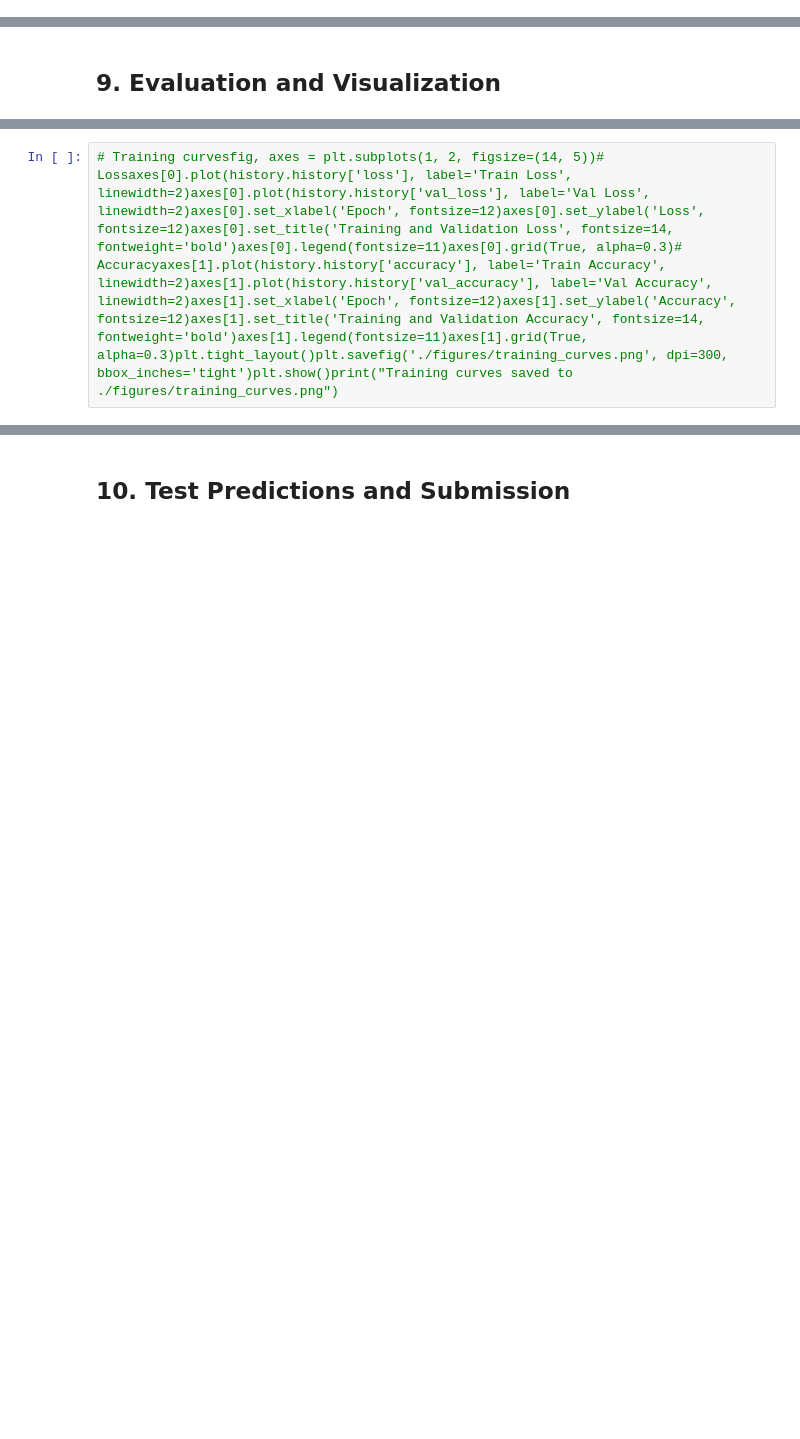
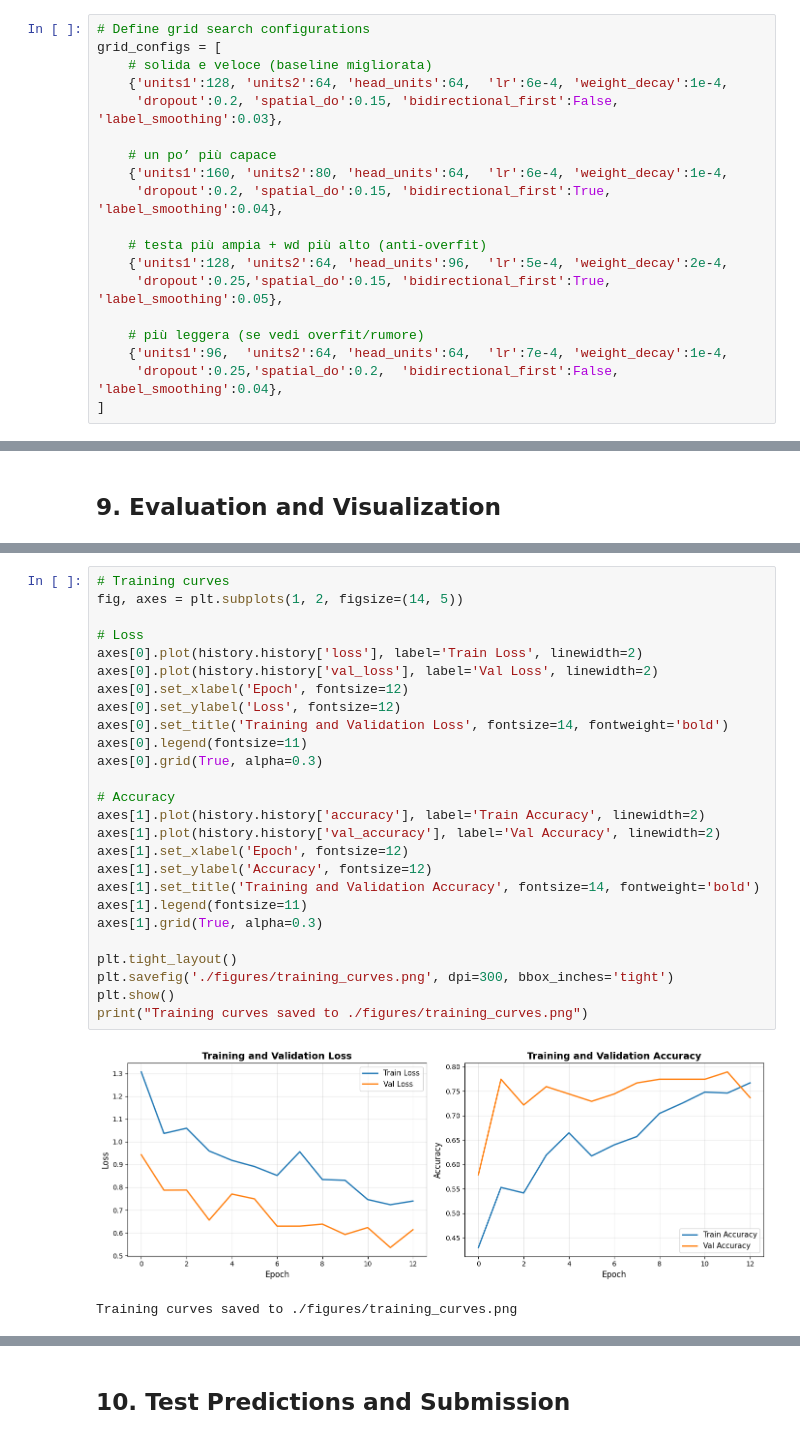
Before and after one commit to FilippoSaccomano/Cracking-Pain-Levels-from-Time-Series-Signals, a Jupyter notebook: pain_classification_pipeline.ipynb, the cells around one changed output, grey strips where cells are left out. Cells and saved outputs as stored; diff of their text form; blank space fills up the shorter version.

```diff
--- a/pain_classification_pipeline.ipynb
+++ b/pain_classification_pipeline.ipynb
@@ -34,0 +530,19 @@ def build_model(input_shape, num_classes, units1=128, units2=64, head_units=64,
+# %%
+# Define grid search configurations
+grid_configs = [
+    # solida e veloce (baseline migliorata)
+    {'units1':128, 'units2':64, 'head_units':64,  'lr':6e-4, 'weight_decay':1e-4,
+     'dropout':0.2, 'spatial_do':0.15, 'bidirectional_first':False, 'label_smoothing':0.03},
+
+    # un po’ più capace
+    {'units1':160, 'units2':80, 'head_units':64,  'lr':6e-4, 'weight_decay':1e-4,
+     'dropout':0.2, 'spatial_do':0.15, 'bidirectional_first':True,  'label_smoothing':0.04},
+
+    # testa più ampia + wd più alto (anti-overfit)
+    {'units1':128, 'units2':64, 'head_units':96,  'lr':5e-4, 'weight_decay':2e-4,
+     'dropout':0.25,'spatial_do':0.15, 'bidirectional_first':True,  'label_smoothing':0.05},
+
+    # più leggera (se vedi overfit/rumore)
+    {'units1':96,  'units2':64, 'head_units':64,  'lr':7e-4, 'weight_decay':1e-4,
+     'dropout':0.25,'spatial_do':0.2,  'bidirectional_first':False, 'label_smoothing':0.04},
+]
@@ -45,3 +746,30 @@ def build_model(input_shape, num_classes, units1=128, units2=64, head_units=64,
 # %%
-# Training curvesfig, axes = plt.subplots(1, 2, figsize=(14, 5))# Lossaxes[0].plot(history.history['loss'], label='Train Loss', linewidth=2)axes[0].plot(history.history['val_loss'], label='Val Loss', linewidth=2)axes[0].set_xlabel('Epoch', fontsize=12)axes[0].set_ylabel('Loss', fontsize=12)axes[0].set_title('Training and Validation Loss', fontsize=14, fontweight='bold')axes[0].legend(fontsize=11)axes[0].grid(True, alpha=0.3)# Accuracyaxes[1].plot(history.history['accuracy'], label='Train Accuracy', linewidth=2)axes[1].plot(history.history['val_accuracy'], label='Val Accuracy', linewidth=2)axes[1].set_xlabel('Epoch', fontsize=12)axes[1].set_ylabel('Accuracy', fontsize=12)axes[1].set_title('Training and Validation Accuracy', fontsize=14, fontweight='bold')axes[1].legend(fontsize=11)axes[1].grid(True, alpha=0.3)plt.tight_layout()plt.savefig('./figures/training_curves.png', dpi=300, bbox_inches='tight')plt.show()print("Training curves saved to ./figures/training_curves.png")
+# Training curves
+fig, axes = plt.subplots(1, 2, figsize=(14, 5))
+
+# Loss
+axes[0].plot(history.history['loss'], label='Train Loss', linewidth=2)
+axes[0].plot(history.history['val_loss'], label='Val Loss', linewidth=2)
+axes[0].set_xlabel('Epoch', fontsize=12)
+axes[0].set_ylabel('Loss', fontsize=12)
+axes[0].set_title('Training and Validation Loss', fontsize=14, fontweight='bold')
+axes[0].legend(fontsize=11)
+axes[0].grid(True, alpha=0.3)
+
+# Accuracy
+axes[1].plot(history.history['accuracy'], label='Train Accuracy', linewidth=2)
+axes[1].plot(history.history['val_accuracy'], label='Val Accuracy', linewidth=2)
+axes[1].set_xlabel('Epoch', fontsize=12)
+axes[1].set_ylabel('Accuracy', fontsize=12)
+axes[1].set_title('Training and Validation Accuracy', fontsize=14, fontweight='bold')
+axes[1].legend(fontsize=11)
+axes[1].grid(True, alpha=0.3)
+
+plt.tight_layout()
+plt.savefig('./figures/training_curves.png', dpi=300, bbox_inches='tight')
+plt.show()
+print("Training curves saved to ./figures/training_curves.png")
+# %% [output]
+[figure, added]
+Training curves saved to ./figures/training_curves.png
 # %%
```
Also changed, not shown: parts of 23 cells of this notebook, 7 other files.
